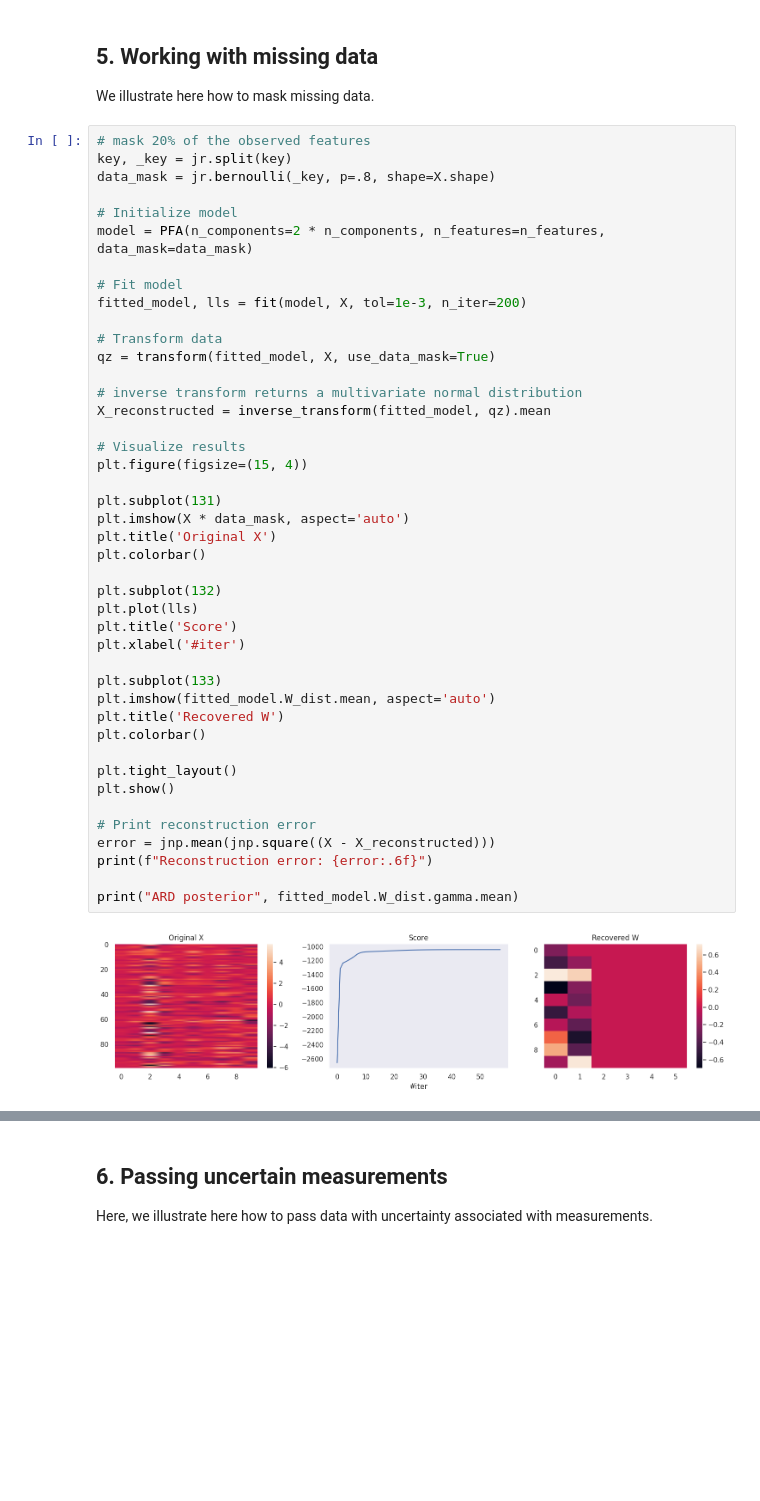
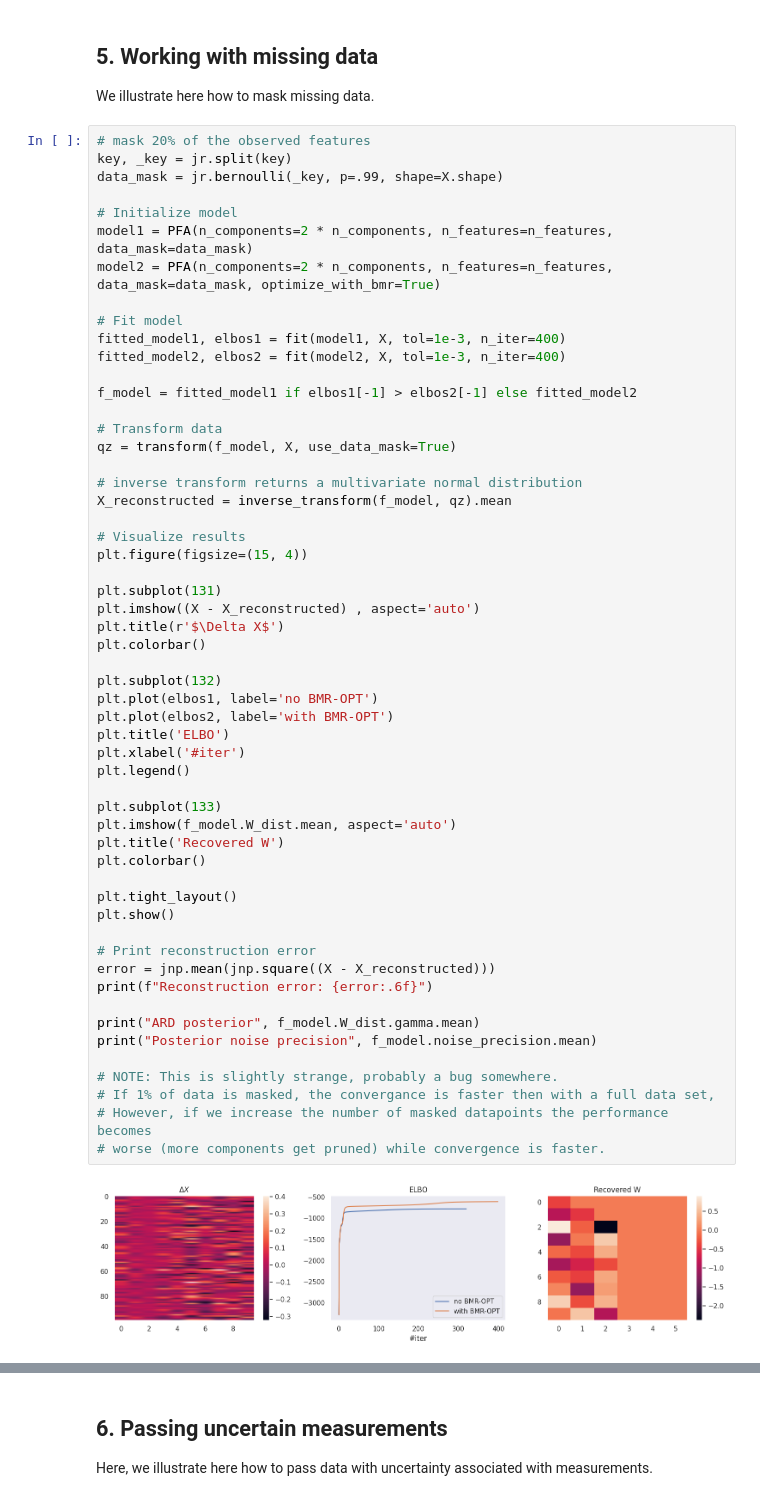
Before and after one commit to dimarkov/sppcax, a Jupyter notebook: examples/debug_factor_analysis.ipynb, the cells around one changed output, grey strips where cells are left out. Cells and saved outputs as stored; diff of their text form; blank space fills up the shorter version.

```diff
--- a/examples/debug_factor_analysis.ipynb
+++ b/examples/debug_factor_analysis.ipynb
@@ -315,45 +340,57 @@ We illustrate here how to mask missing data.
 # %%
 # mask 20% of the observed features
 key, _key = jr.split(key)
-data_mask = jr.bernoulli(_key, p=.8, shape=X.shape)
+data_mask = jr.bernoulli(_key, p=.99, shape=X.shape)
 
 # Initialize model
-model = PFA(n_components=2 * n_components, n_features=n_features, data_mask=data_mask)
+model1 = PFA(n_components=2 * n_components, n_features=n_features, data_mask=data_mask)
+model2 = PFA(n_components=2 * n_components, n_features=n_features, data_mask=data_mask, optimize_with_bmr=True)
 
 # Fit model
-fitted_model, lls = fit(model, X, tol=1e-3, n_iter=200)
+fitted_model1, elbos1 = fit(model1, X, tol=1e-3, n_iter=400)
+fitted_model2, elbos2 = fit(model2, X, tol=1e-3, n_iter=400)
+
+f_model = fitted_model1 if elbos1[-1] > elbos2[-1] else fitted_model2
 
 # Transform data
-qz = transform(fitted_model, X, use_data_mask=True)
+qz = transform(f_model, X, use_data_mask=True)
 
 # inverse transform returns a multivariate normal distribution
-X_reconstructed = inverse_transform(fitted_model, qz).mean
+X_reconstructed = inverse_transform(f_model, qz).mean
 
 # Visualize results
 plt.figure(figsize=(15, 4))
 
 plt.subplot(131)
-plt.imshow(X * data_mask, aspect='auto')
-plt.title('Original X')
+plt.imshow((X - X_reconstructed) , aspect='auto')
+plt.title(r'$\Delta X$')
 plt.colorbar()
 
 plt.subplot(132)
-plt.plot(lls)
-plt.title('Score')
+plt.plot(elbos1, label='no BMR-OPT')
+plt.plot(elbos2, label='with BMR-OPT')
+plt.title('ELBO')
 plt.xlabel('#iter')
+plt.legend()
 
 plt.subplot(133)
-plt.imshow(fitted_model.W_dist.mean, aspect='auto')
+plt.imshow(f_model.W_dist.mean, aspect='auto')
 plt.title('Recovered W')
 plt.colorbar()
 
 plt.tight_layout()
 plt.show()
 
 # Print reconstruction error
 error = jnp.mean(jnp.square((X - X_reconstructed)))
 print(f"Reconstruction error: {error:.6f}")
 
-print("ARD posterior", fitted_model.W_dist.gamma.mean)
+print("ARD posterior", f_model.W_dist.gamma.mean)
+print("Posterior noise precision", f_model.noise_precision.mean)
+
+# NOTE: This is slightly strange, probably a bug somewhere.
+# If 1% of data is masked, the convergance is faster then with a full data set,
+# However, if we increase the number of masked datapoints the performance becomes
+# worse (more components get pruned) while convergence is faster.
 # %% [output]
-[figure, old version]
+[figure, new version]
```
Also changed, not shown: parts of 10 cells of this notebook.
